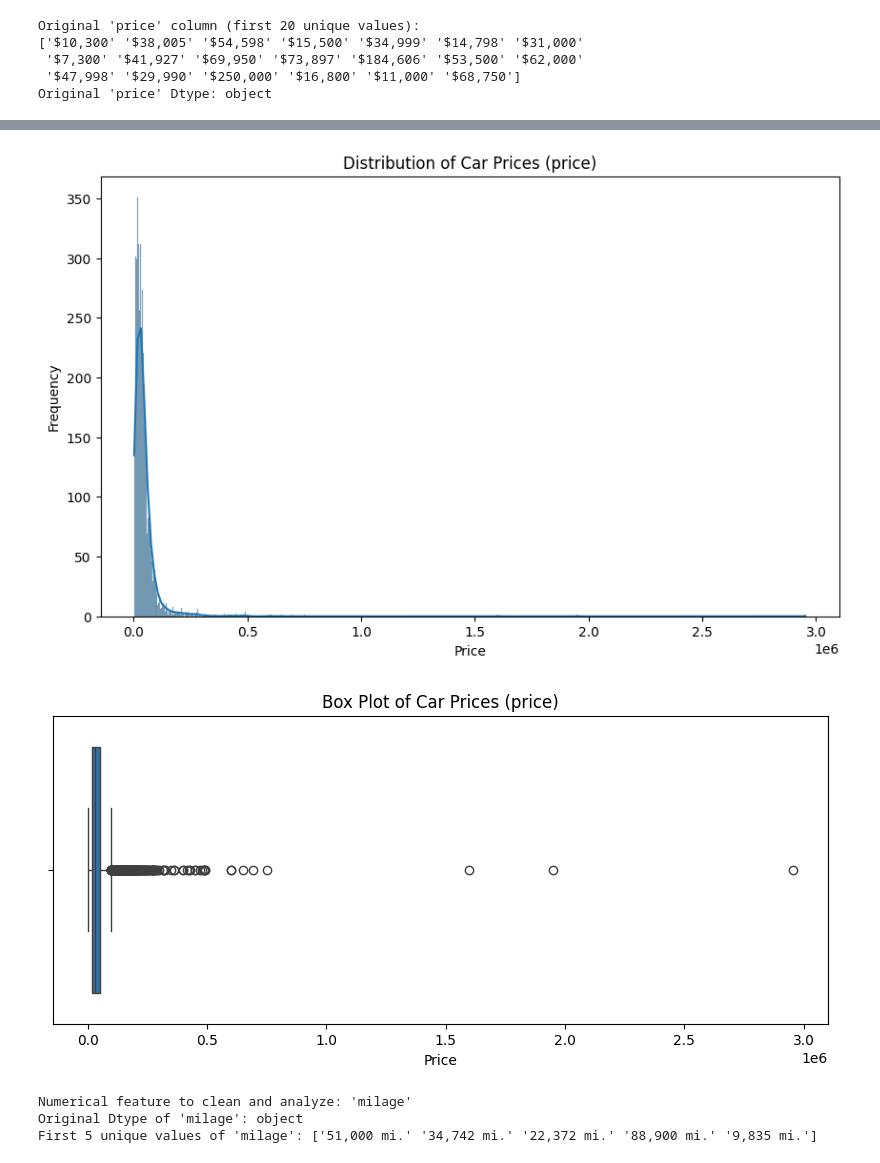
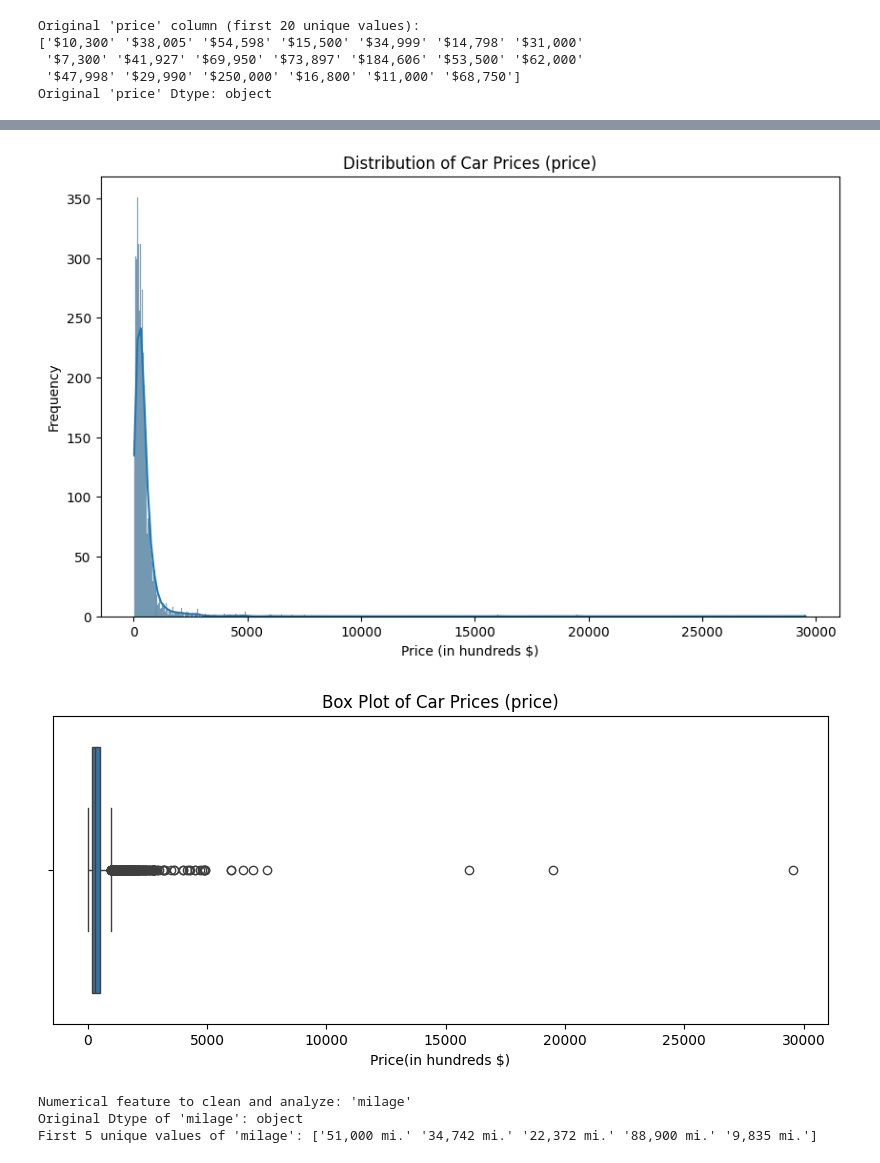
Before and after one commit to domzuni-nmsu/AutoPrice, a Jupyter notebook: notebooks/01_data_exploration_and_cleaning.ipynb, the cells around one changed output, grey strips where cells are left out. Cells and saved outputs as stored; diff of their text form; code cells hidden in the pictures.

```diff
--- a/notebooks/01_data_exploration_and_cleaning.ipynb
+++ b/notebooks/01_data_exploration_and_cleaning.ipynb
@@ -157,23 +158,29 @@ Data columns (total 12 columns):
 dtypes: int64(2), object(10)
 memory usage: 376.0+ KB
 # %%
-# Cell 9: Visualize distribution of the (now numeric) Target Variable
+# Cell 11: Visualize distribution of the (now numeric) Target Variable
+def thousands_formatter(x, pos):
+    return f'{int(x/100)}'
 if target_column in df.columns and df[target_column].dtype != 'object':
     plt.figure(figsize=(10, 6))
     sns.histplot(df[target_column].dropna(), kde=True) # .dropna() to handle any NaNs from conversion
     plt.title(f'Distribution of Car Prices ({target_column})')
-    plt.xlabel('Price')
+    ax1 = plt.gca()
+    ax1.xaxis.set_major_formatter(mticker.FuncFormatter(thousands_formatter))
+    plt.xlabel('Price (in hundreds $)')
     plt.ylabel('Frequency')
     plt.show()
 
     plt.figure(figsize=(10, 4))
     sns.boxplot(x=df[target_column].dropna())
     plt.title(f'Box Plot of Car Prices ({target_column})')
-    plt.xlabel('Price')
+    ax2 = plt.gca()
+    ax2.xaxis.set_major_formatter(mticker.FuncFormatter(thousands_formatter))
+    plt.xlabel('Price(in hundreds $)')
     plt.show()
 else:
     print(f"Cannot visualize '{target_column}' distribution yet. Ensure it's cleaned and numeric.")
 # %% [output]
-[figure, old version]
+[figure, new version]
-[figure, old version]
+[figure, new version]
 # %%
```
Also changed, not shown: parts of 16 cells of this notebook, 16 other files.
